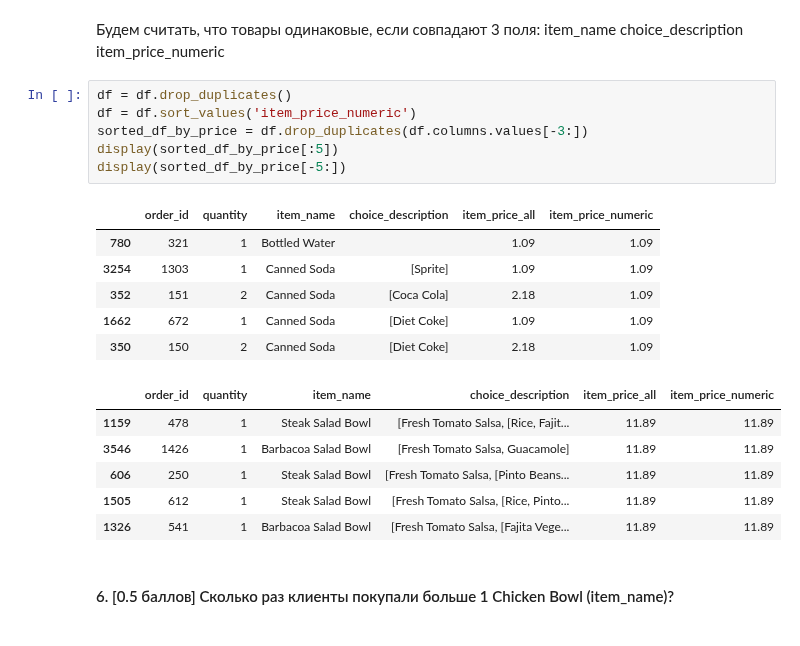
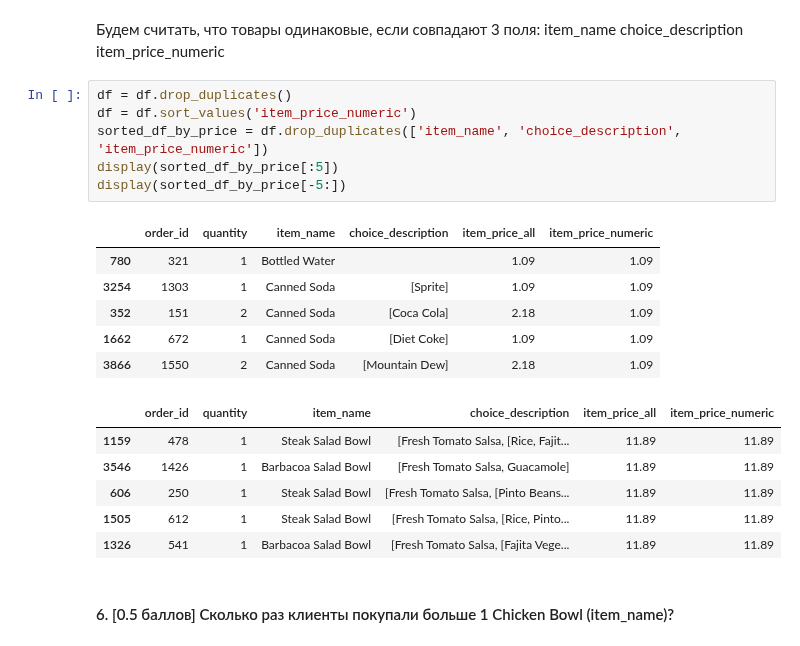
Before and after one commit to Mikhail-off/ML2018, a Jupyter notebook: HW1/homework-practice-01.ipynb, the cells around one changed output. Saved outputs shown, nothing was run; the diff lists cells and outputs as text.

```diff
--- a/HW1/homework-practice-01.ipynb
+++ b/HW1/homework-practice-01.ipynb
@@ -245,16 +245,16 @@ display(df[:10])
 # %%
 df = df.drop_duplicates()
 df = df.sort_values('item_price_numeric')
-sorted_df_by_price = df.drop_duplicates(df.columns.values[-3:])
+sorted_df_by_price = df.drop_duplicates(['item_name', 'choice_description', 'item_price_numeric'])
 display(sorted_df_by_price[:5])
 display(sorted_df_by_price[-5:])
 # %% [output]
 |  | order_id | quantity | item_name | choice_description | item_price_all | item_price_numeric |
 | 780 | 321 | 1 | Bottled Water |  | 1.09 | 1.09 |
 | 3254 | 1303 | 1 | Canned Soda | [Sprite] | 1.09 | 1.09 |
 | 352 | 151 | 2 | Canned Soda | [Coca Cola] | 2.18 | 1.09 |
 | 1662 | 672 | 1 | Canned Soda | [Diet Coke] | 1.09 | 1.09 |
-| 350 | 150 | 2 | Canned Soda | [Diet Coke] | 2.18 | 1.09 |
+| 3866 | 1550 | 2 | Canned Soda | [Mountain Dew] | 2.18 | 1.09 |
 |  | order_id | quantity | item_name | choice_description | item_price_all | item_price_numeric |
 | 1159 | 478 | 1 | Steak Salad Bowl | [Fresh Tomato Salsa, [Rice, Fajit... | 11.89 | 11.89 |
 | 3546 | 1426 | 1 | Barbacoa Salad Bowl | [Fresh Tomato Salsa, Guacamole] | 11.89 | 11.89 |
```
Also changed, not shown: parts of 6 cells of this notebook.
